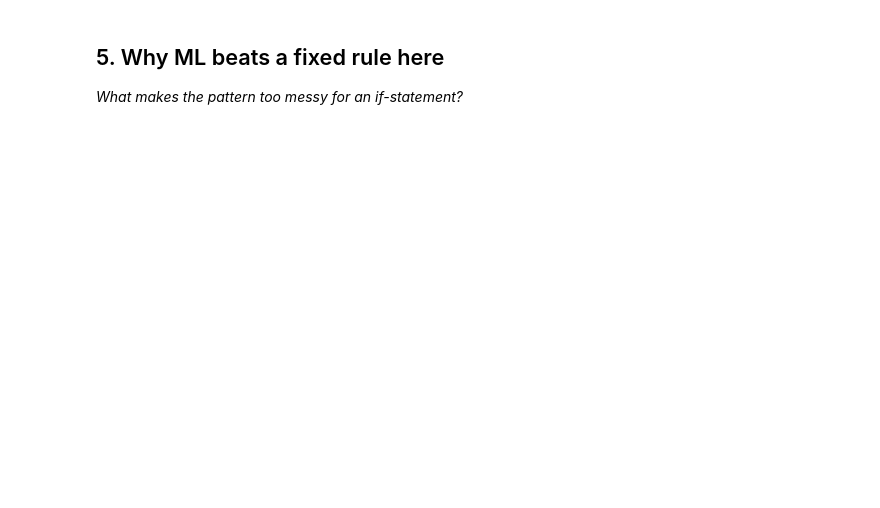
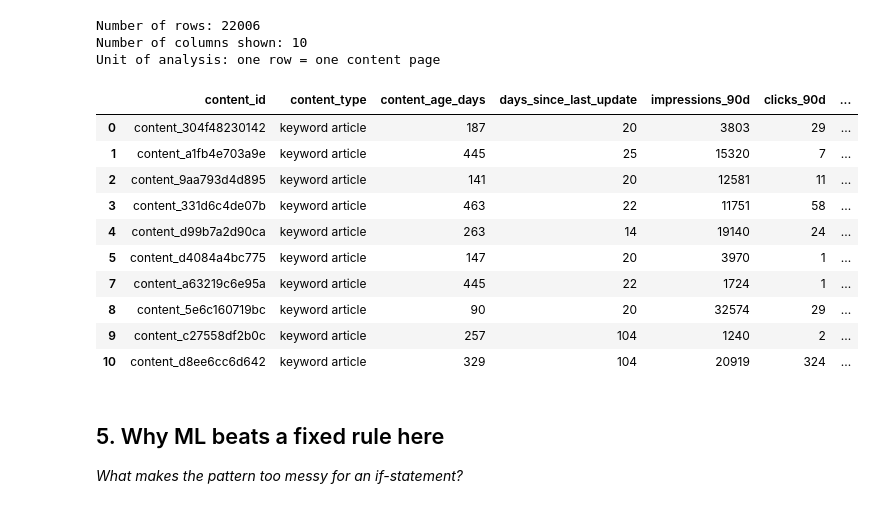
Before and after one commit to Syed-Aali-Hasnain-Jafry/flyrank-ml-internship, a Jupyter notebook: work/notebooks/w02_ml_task_framing.ipynb, the cells around one changed output. Cells and saved outputs as stored; diff of their text form; code cells hidden in the pictures; blank space fills up the shorter version.

Commit message:
Complete ML-03 task framing notebook

```diff
--- a/work/notebooks/w02_ml_task_framing.ipynb
+++ b/work/notebooks/w02_ml_task_framing.ipynb
@@ -24,0 +69,23 @@ This skeleton is yours to fill. Work the sections **in order** — each one has
+# %%
+# Create a temporary proxy target for this framing exercise
+lane_df["is_declining_proxy"] = (
+    lane_df["trend_direction"] == "down"
+).astype(int)
+
+print("Proxy target counts:")
+print(lane_df["is_declining_proxy"].value_counts())
+
+print(
+    "\nPercentage of lane pages marked as declining:",
+    round(lane_df["is_declining_proxy"].mean() * 100, 2),
+    "%"
+)
+
+# Show what the target column looks like
+lane_df[
+    [
+        "content_id",
+        "trend_direction",
+        "is_declining_proxy"
+    ]
+].head(10)
@@ -25,3 +145,39 @@ This skeleton is yours to fill. Work the sections **in order** — each one has
+# %%
+display_columns = [
+    "content_id",
+    "content_type",
+    "content_age_days",
+    "days_since_last_update",
+    "impressions_90d",
+    "clicks_90d",
+    "sessions_90d",
+    "ctr",
+    "avg_position",
+    "is_declining_proxy"
+]
+
+unit_of_analysis_df = lane_df[display_columns].copy()
+
+print("Number of rows:", len(unit_of_analysis_df))
+print("Number of columns shown:", len(display_columns))
+print("Unit of analysis: one row = one content page")
+
+unit_of_analysis_df.head(10)
+# %% [output]
+Number of rows: 22006
+Number of columns shown: 10
+Unit of analysis: one row = one content page
+|  | content_id | content_type | content_age_days | days_since_last_update | impressions_90d | clicks_90d | ... |
+| 0 | content_304f48230142 | keyword article | 187 | 20 | 3803 | 29 | ... |
+| 1 | content_a1fb4e703a9e | keyword article | 445 | 25 | 15320 | 7 | ... |
+| 2 | content_9aa793d4d895 | keyword article | 141 | 20 | 12581 | 11 | ... |
+| 3 | content_331d6c4de07b | keyword article | 463 | 22 | 11751 | 58 | ... |
+| 4 | content_d99b7a2d90ca | keyword article | 263 | 14 | 19140 | 24 | ... |
+| 5 | content_d4084a4bc775 | keyword article | 147 | 20 | 3970 | 1 | ... |
+| 7 | content_a63219c6e95a | keyword article | 445 | 22 | 1724 | 1 | ... |
+| 8 | content_5e6c160719bc | keyword article | 90 | 20 | 32574 | 29 | ... |
+| 9 | content_c27558df2b0c | keyword article | 257 | 104 | 1240 | 2 | ... |
+| 10 | content_d8ee6cc6d642 | keyword article | 329 | 104 | 20919 | 324 | ... |
 # %% [markdown]
 ## 5. Why ML beats a fixed rule here
 
```
Also changed, not shown: parts of 13 cells of this notebook.
